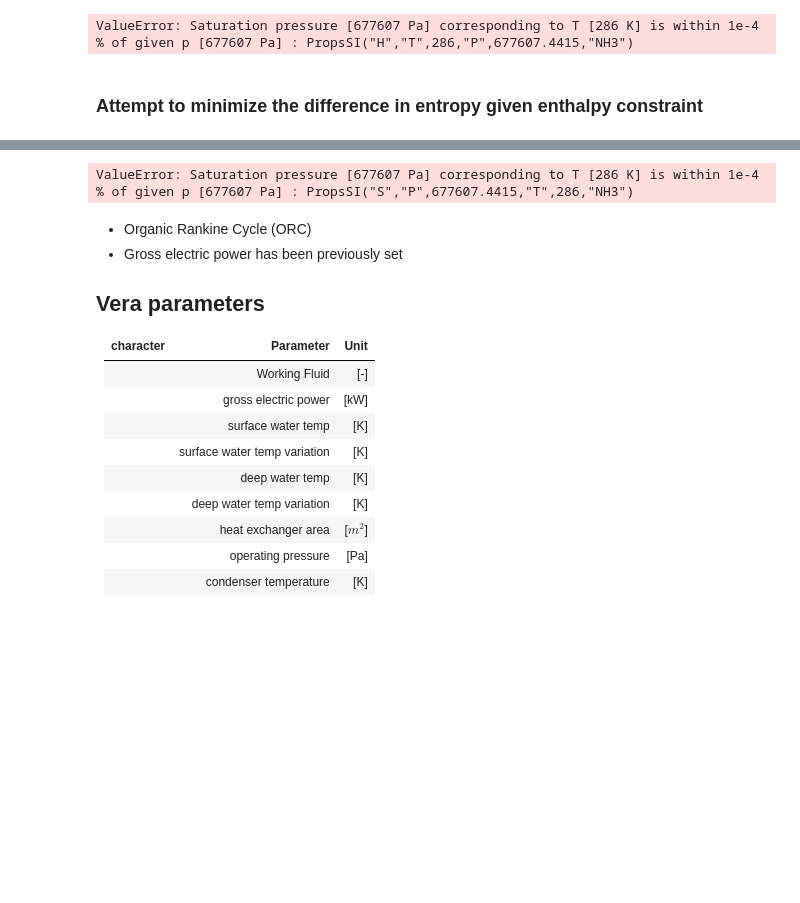
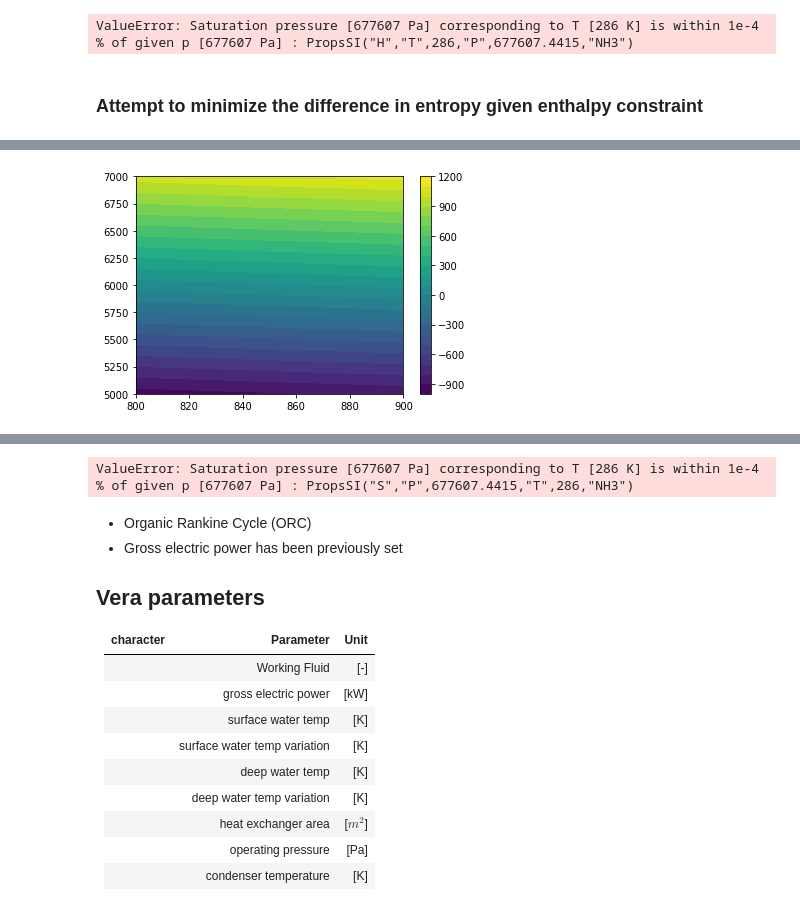
Before and after one commit to jzerez/OTEC_Modeling, a Jupyter notebook: grama_fire.ipynb, the cells around one changed output, grey strips where cells are left out. Cells and saved outputs as stored; diff of their text form; code cells hidden in the pictures; blank space fills up the shorter version.

```diff
--- a/shawn_thermo.ipynb
+++ b/grama_fire.ipynb
@@ -264,0 +309,6 @@ md_pres2 >> gr.ev_min(
+# %%
+plt.contourf(p_/ 1000, s_, ent_, 20)
+plt.colorbar()
+plt.show()
+# %% [output]
+[figure, added]
```
Also changed, not shown: parts of 9 cells of this notebook.
